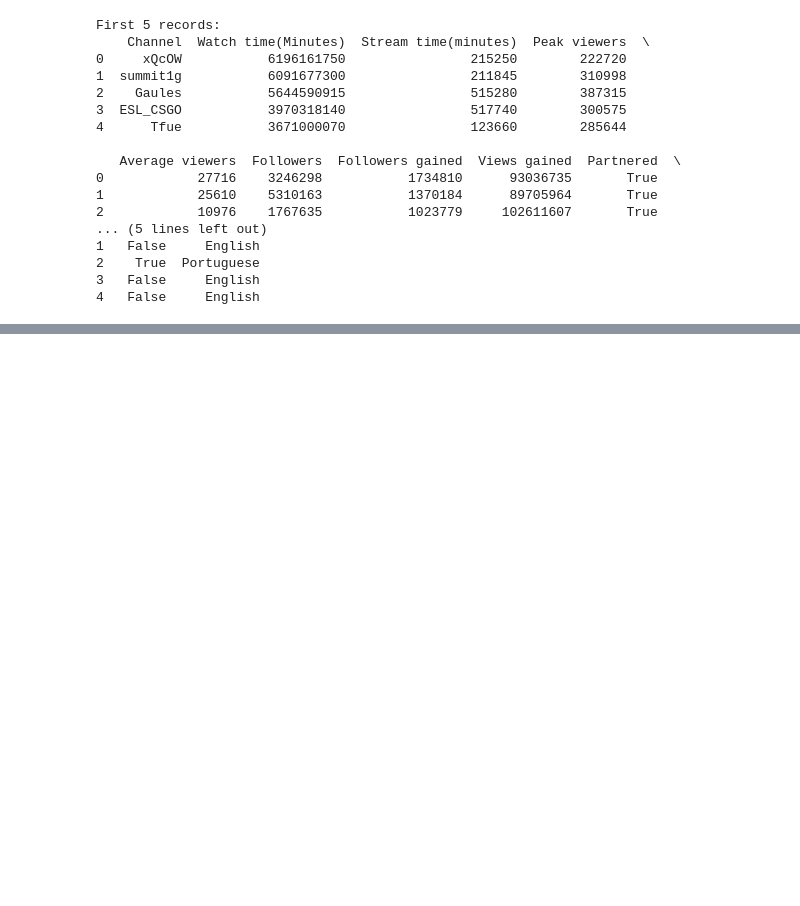
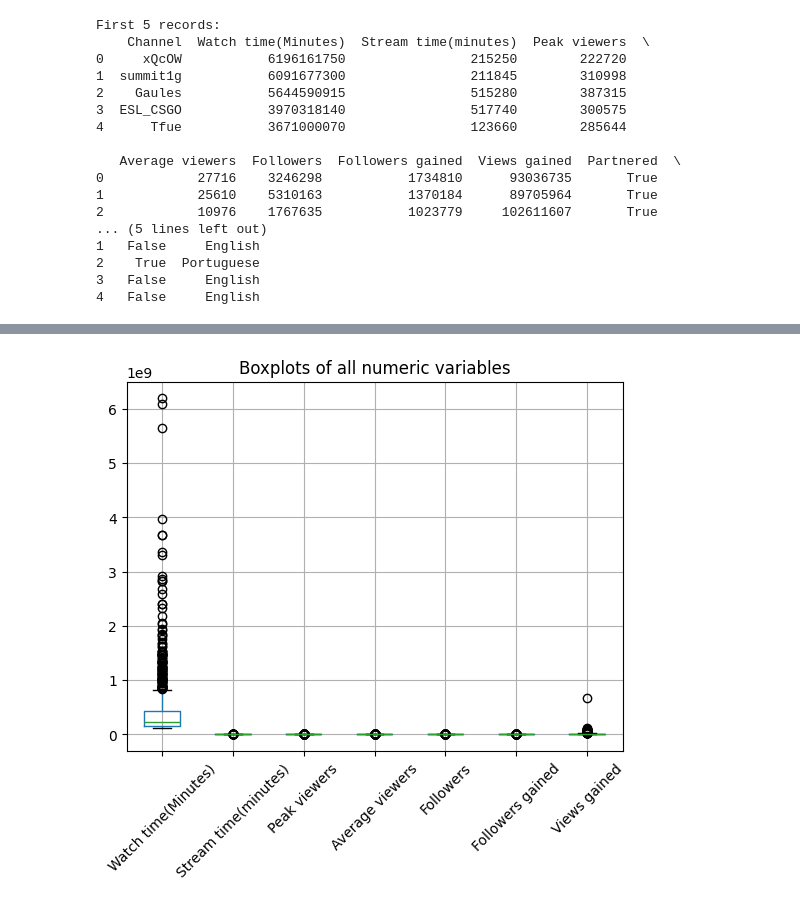
Before and after one commit to datasheng/csc46000-team-project-the-entrepreneurz, a Jupyter notebook: ortiz_eda.ipynb, the cells around one changed output, grey strips where cells are left out. Drawn from its saved outputs; the diff is of its cells as text; code cells hidden in the pictures; blank space fills up the shorter version.

```diff
--- a/ortiz_eda.ipynb
+++ b/ortiz_eda.ipynb
@@ -25,0 +96,7 @@ First 5 records:
+# %%
+# Combined box plot of all numeric columns
+df[numeric_cols].boxplot(rot=45)
+plt.title('Boxplots of all numeric variables')
+plt.show()
+# %% [output]
+[figure, added]
```
Also changed, not shown: parts of 9 cells of this notebook, 9 other files.
